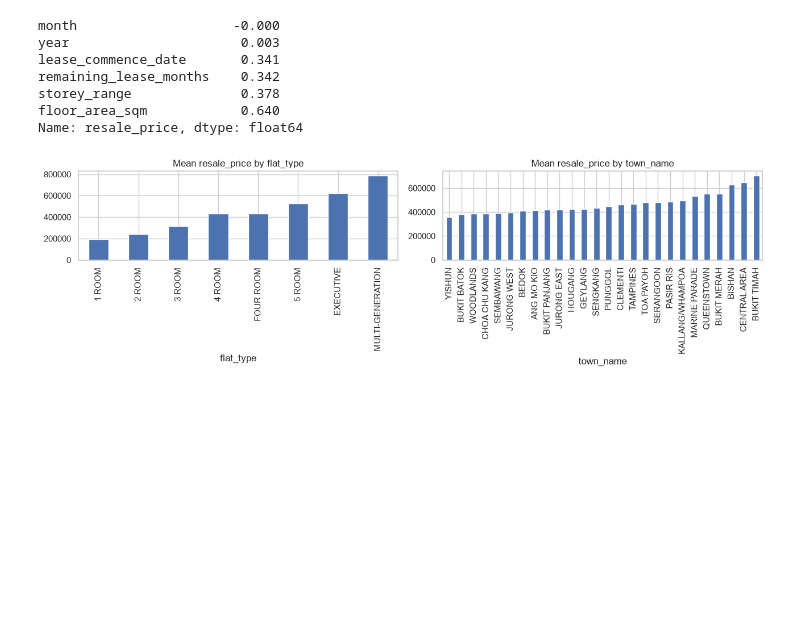
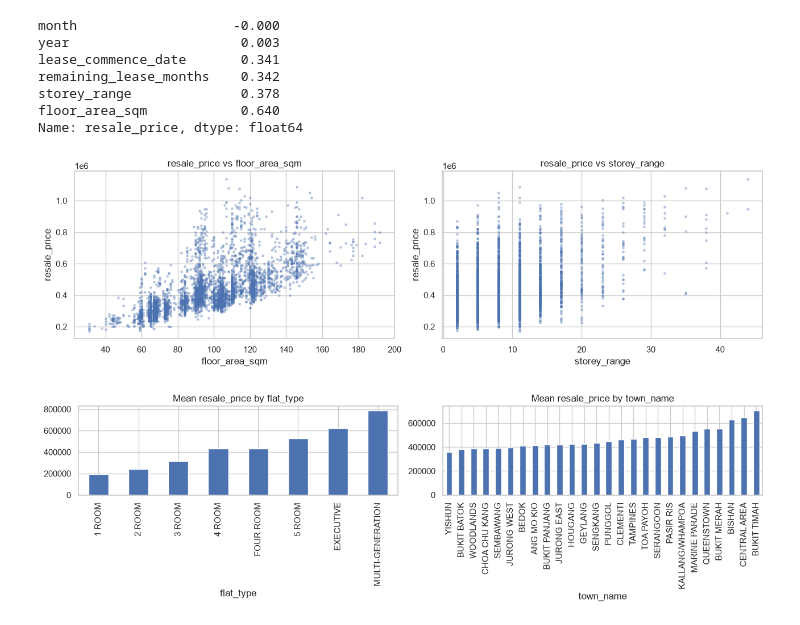
Before and after one commit to tecksiang93ai-png/regression-end-to-end, a Jupyter notebook: eda.ipynb, the cells around one changed output. Cells and saved outputs as stored; diff of their text form; code cells hidden in the pictures; blank space fills up the shorter version.

```diff
--- a/eda.ipynb
+++ b/eda.ipynb
@@ -14,16 +15,21 @@ below is mirrored in the pipeline so the analysis and the model stay in sync.
 ## 1. Setup and data loading
 # %%
 import sys, re, warnings
+from pathlib import Path
 import numpy as np
 import pandas as pd
 import matplotlib.pyplot as plt
 import seaborn as sns
 import yaml
+from scipy import stats
+from sklearn.linear_model import LinearRegression
 
 sys.path.append(".")            # so we can import the project's own pipeline code
 pd.set_option("display.max_columns", 30)
 sns.set_theme(style="whitegrid")
 warnings.filterwarnings("ignore", category=FutureWarning)
+
+REPORTS = Path("reports"); REPORTS.mkdir(exist_ok=True)   # persisted EDA summaries
 
 with open("src/config.yaml") as f:
     config = yaml.safe_load(f)
@@ -194,10 +214,9 @@ Cleaned columns: ['month', 'flat_type', 'storey_range', 'floor_area_sqm', 'lease
 | 3 | 12 | 4 ROOM | 14.0 | 103.0 | 1984 | 432000.0 | HOUGANG | ... |
 | 4 | 9 | 5 ROOM | 8.0 | 122.0 | 1992 | 500000.0 | SERANGOON | ... |
 # %%
-# Spot-check the three engineered transforms against the raw values
-check = df.copy()
+# Spot-check the engineered transforms against the raw values
 check_clean = prep.clean_data(df.copy())
-sample = pd.DataFrame({
+pd.DataFrame({
     "storey_range_raw": df["storey_range"].head(6).values,
     "storey_mid":       check_clean["storey_range"].head(6).values,
     "month_raw":        df["month"].head(6).values,
@@ -205,5 +224,4 @@ sample = pd.DataFrame({
     "remaining_lease_raw":    df["remaining_lease"].head(6).values,
     "remaining_lease_months": check_clean["remaining_lease_months"].head(6).values,
 })
-sample
 # %% [output]
@@ -290,3 +320,13 @@ card
 | flatm_name | 21 | 0.02 |
 | storey_range | 17 | 0.02 |
 | flat_type | 8 | 0.01 |
+# %%
+# Normalized frequency: do block / street_name behave like identifiers?
+# If most categories appear ~once, their relative frequency ~ 1/N.
+for col in ["block", "street_name"]:
+    freq = df[col].value_counts(normalize=True)
+    appears_once = (df[col].value_counts() == 1).mean()
+    print(f"{col}: {df[col].nunique()} categories | "
+          f"max relative freq = {freq.max():.4f} | "
+          f"{appears_once*100:.1f}% of categories appear exactly once")
+    freq.head(5).to_frame("relative_freq").to_csv(REPORTS / f"freq_{col}.csv")
@@ -316,6 +363,17 @@ remaining_lease_months    0.342
 storey_range              0.378
 floor_area_sqm            0.640
 Name: resale_price, dtype: float64
+# %%
+# Scatter plots for the two strongest numeric predictors — is the relationship linear/curved?
+strong = corr_target.abs().sort_values(ascending=False).head(2).index.tolist()
+fig, ax = plt.subplots(1, 2, figsize=(13, 4))
+for a, col in zip(ax, strong):
+    sample = clean.sample(min(4000, len(clean)), random_state=0)
+    a.scatter(sample[col], sample[TARGET], s=6, alpha=0.3)
+    a.set_xlabel(col); a.set_ylabel(TARGET); a.set_title(f"{TARGET} vs {col}")
+plt.tight_layout(); plt.show()
+# %% [output]
+[figure, added]
 # %%
 fig, ax = plt.subplots(1, 2, figsize=(13, 4))
 df.groupby("flat_type")[TARGET].mean().sort_values().plot(
```
Also changed, not shown: parts of 26 cells of this notebook, 14 other files.
